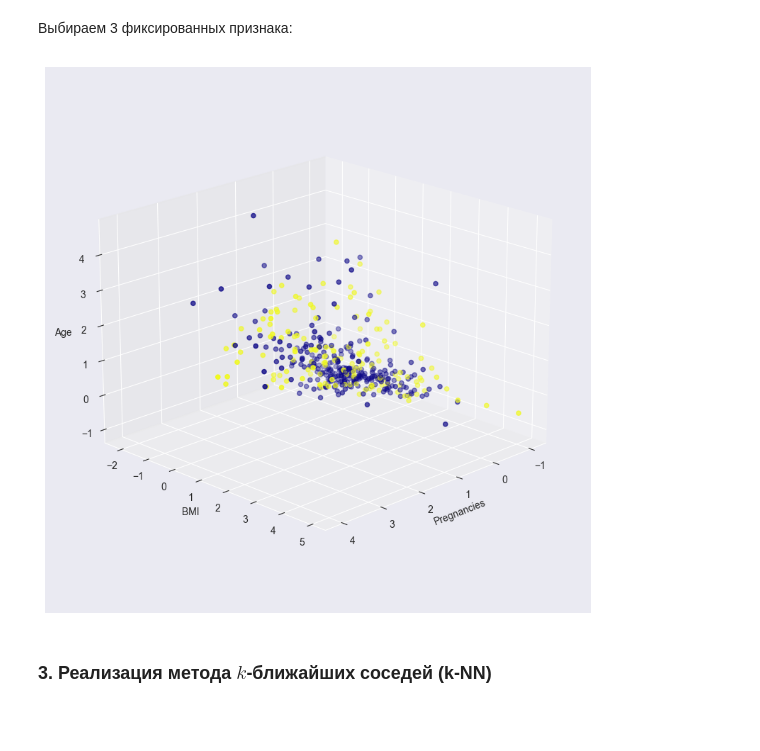
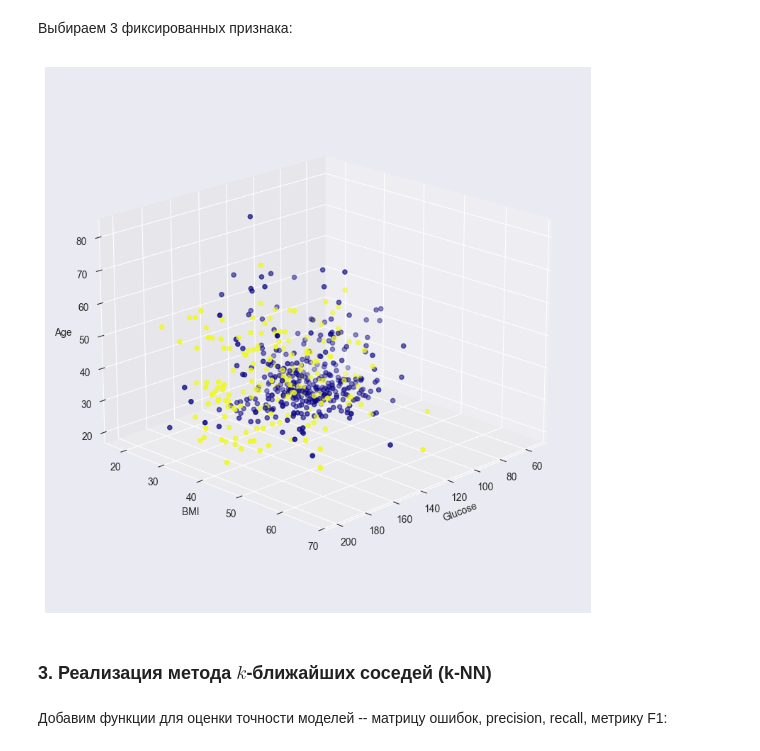
Before and after one commit to Vad1mChK/LabsAiSystems, a Jupyter notebook: lab4/lab4.ipynb, the cells around one changed output. Drawn from its saved outputs; the diff is of its cells as text; code cells hidden in the pictures; blank space fills up the shorter version.

```diff
--- a/lab4/lab4.ipynb
+++ b/lab4/lab4.ipynb
@@ -293,19 +262,22 @@ plt.show()
 
 Выбираем 3 случайных признака:
 # %%
-random_labels = train_x.sample(3, axis='columns')
+x = data.drop('Outcome', axis='columns')
+y = data['Outcome']
 
-x = random_labels.iloc[:, 0]
-y = random_labels.iloc[:, 1]
-z = random_labels.iloc[:, 2]
+random_columns = x.sample(3, axis='columns')
+
+coord_x = random_columns.iloc[:, 0]
+coord_y = random_columns.iloc[:, 1]
+coord_z = random_columns.iloc[:, 2]
 
 fig = plt.figure(figsize=(8, 8))
 ax = fig.add_subplot(111, projection='3d')
 
-ax.scatter(x, y, z, c=train_y, cmap='plasma')
-ax.set_xlabel(random_labels.columns[0])
-ax.set_ylabel(random_labels.columns[1])
-ax.set_zlabel(random_labels.columns[2])
+ax.scatter(coord_x, coord_y, coord_z, c=y, cmap='plasma')
+ax.set_xlabel(random_columns.columns[0])
+ax.set_ylabel(random_columns.columns[1])
+ax.set_zlabel(random_columns.columns[2])
 ax.view_init(elev=19.45, azim=45, roll=0)
 ax.set_box_aspect(None, zoom=0.8)
 
@@ -316,25 +288,25 @@ plt.show()
 # %% [markdown]
 Выбираем 3 фиксированных признака:
 # %%
-random_labels = train_x[['Pregnancies', 'BMI', 'Age']]
+columns = x[['Glucose', 'BMI', 'Age']]
 
-x = random_labels.iloc[:, 0]
-y = random_labels.iloc[:, 1]
-z = random_labels.iloc[:, 2]
+coord_x = columns.iloc[:, 0]
+coord_y = columns.iloc[:, 1]
+coord_z = columns.iloc[:, 2]
 
 fig = plt.figure(figsize=(8, 8))
 ax = fig.add_subplot(111, projection='3d')
 
-ax.scatter(x, y, z, c=train_y, cmap='plasma')
-ax.set_xlabel(random_labels.columns[0])
-ax.set_ylabel(random_labels.columns[1])
-ax.set_zlabel(random_labels.columns[2])
+ax.scatter(coord_x, coord_y, coord_z, c=y, cmap='plasma')
+ax.set_xlabel(columns.columns[0])
+ax.set_ylabel(columns.columns[1])
+ax.set_zlabel(columns.columns[2])
 ax.view_init(elev=19.45, azim=45, roll=0)
 ax.set_box_aspect(None, zoom=0.9)
 
 fig.tight_layout()
 plt.show()
 # %% [output]
-[figure, old version]
+[figure, new version]
 # %% [markdown]
 ### 3. Реализация метода $k$-ближайших соседей (k-NN)
@@ -343,0 +386,2 @@ def distance(x: np.ndarray, y: np.ndarray) -> np.float64:
+# %% [markdown]
+Добавим функции для оценки точности моделей -- матрицу ошибок, precision, recall, метрику F1:
```
Also changed, not shown: parts of 31 cells of this notebook, 1 other file.
